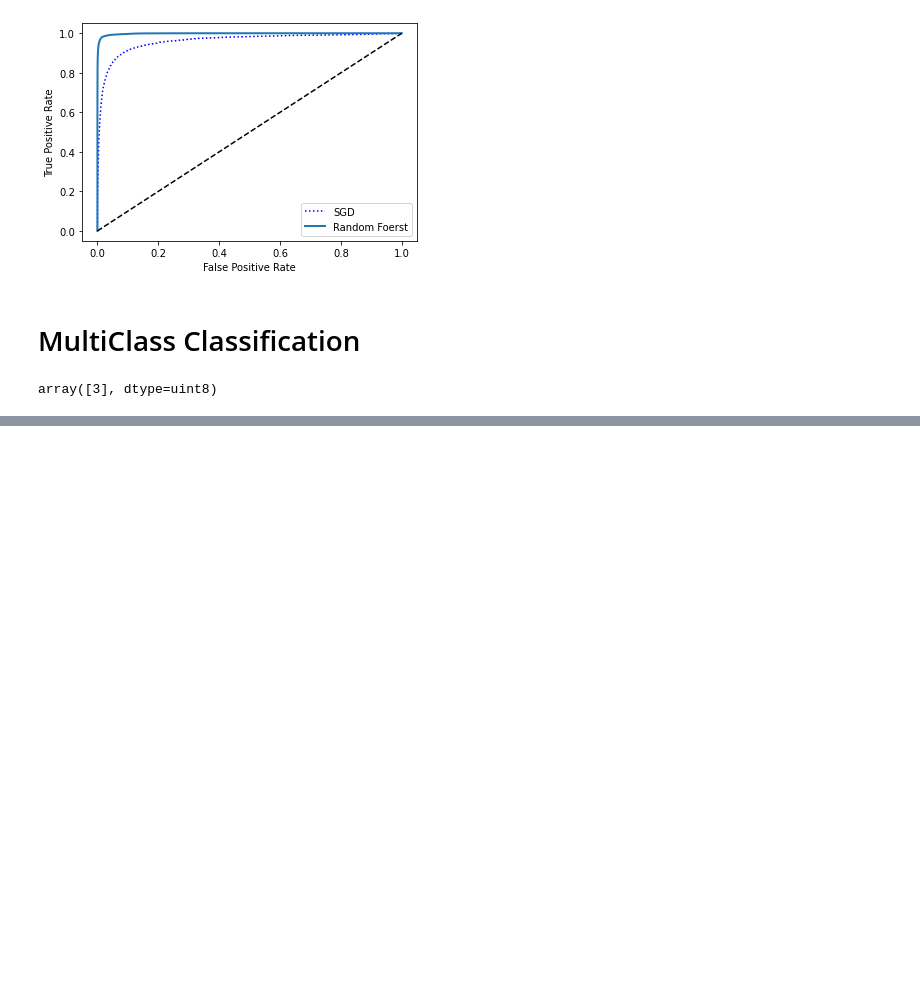
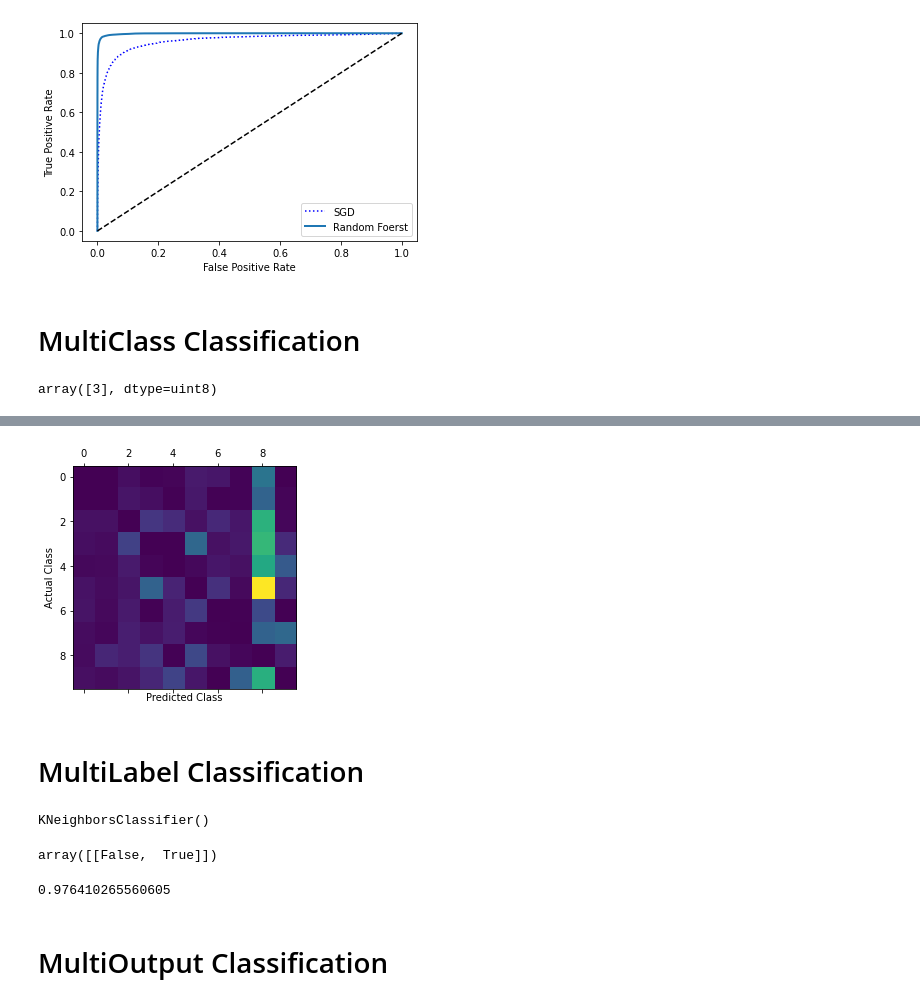
Before and after one commit to utshabkg/ML_Competition-AND-Practice, a Jupyter notebook: Practice/Hands on ML with Scikit Learn and TF/Chapter 3/MNIST.ipynb, the cells around one changed output, grey strips where cells are left out. Cells and saved outputs as stored; diff of their text form; code cells hidden in the pictures; blank space fills up the shorter version.

```diff
--- a/Practice/Hands on ML with Scikit Learn and TF/Chapter 3/MNIST.ipynb
+++ b/Practice/Hands on ML with Scikit Learn and TF/Chapter 3/MNIST.ipynb
@@ -220,0 +281,39 @@ array([3], dtype=uint8)
+# %%
+row_sums = cm.sum(axis=1, keepdims=True)
+norm_cm = cm / row_sums
+# %%
+# fill diagonal with zeros to keep only errors
+np.fill_diagonal(norm_cm, 0)
+plt.matshow(norm_cm)
+plt.ylabel("Actual Class")
+plt.xlabel("Predicted Class")
+plt.show()
+# %% [output]
+[figure, added]
+# %% [markdown]
+# MultiLabel Classification
+# %%
+from sklearn.neighbors import KNeighborsClassifier as knn
+
+y_train_large = (y_train >= 7)
+y_train_odd = (y_train%2 == 1)
+# 2 labels for checking if it is >=7 and odd
+y_multilabel = np.c_[y_train_large, y_train_odd]
+
+knn_clf = knn()
+knn_clf.fit(X_train, y_multilabel)
+# %% [output]
+KNeighborsClassifier()
+# %%
+knn_clf.predict([some_digit])
+# 5 is less than 7 and odd. So output will be [False, True]
+# %% [output]
+array([[False,  True]])
+# %%
+#Evaluation with f1_score
+y_train_knn_pred = cross_val_predict(knn_clf, X_train, y_multilabel, cv=3)
+f1_score(y_multilabel, y_train_knn_pred, average='macro')
+# %% [output]
+0.976410265560605
+# %% [markdown]
+# MultiOutput Classification
```
Also changed, not shown: parts of 15 cells of this notebook.
